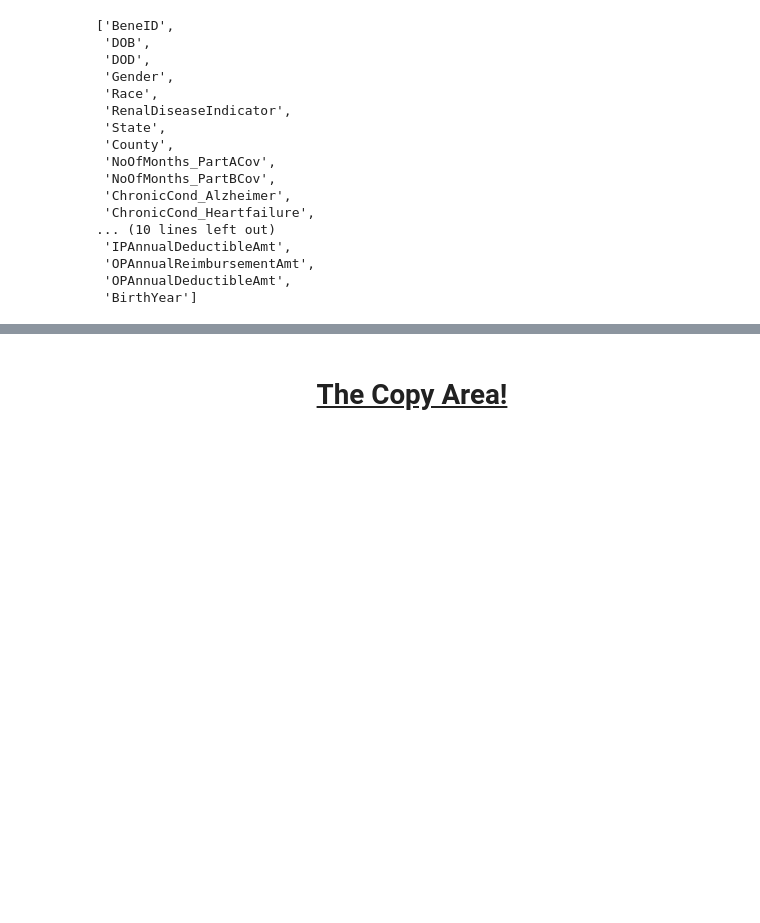
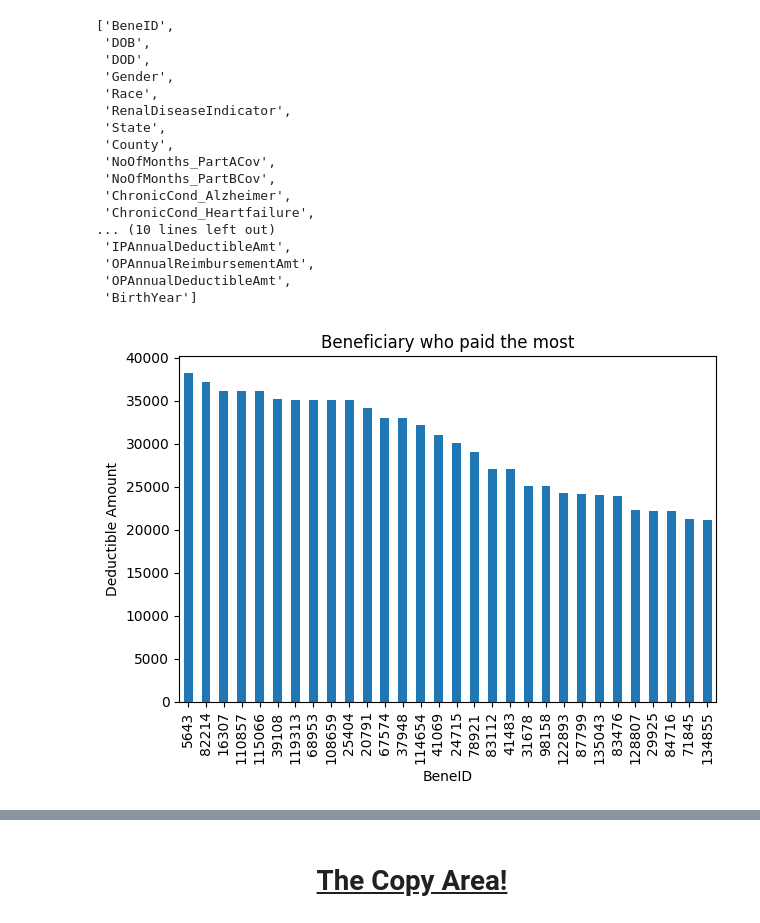
Before and after one commit to ChTomer/MyCapstone, a Jupyter notebook: HealthCareFraudProjectPitch/1beneficiary.ipynb, the cells around one changed output, grey strips where cells are left out. Saved outputs shown, nothing was run; the diff lists cells and outputs as text; code cells hidden in the pictures; blank space fills up the shorter version.

```diff
--- a/HealthCareFraudProjectPitch/1beneficiary.ipynb
+++ b/HealthCareFraudProjectPitch/1beneficiary.ipynb
@@ -604,3 +606,13 @@ df.columns.to_list()
  'OPAnnualReimbursementAmt',
  'OPAnnualDeductibleAmt',
  'BirthYear']
+# %%
+df['IPAnnualDeductibleAmt'].reset_index().sort_values(by='IPAnnualDeductibleAmt', ascending=False).head(30).plot(kind='bar',x='index', legend=False)
+plt.title('Beneficiary who paid the most')
+plt.ylabel('Deductible Amount')
+plt.xlabel('BeneID')
+plt.Figure(figsize=(8,5))
+plt.tight_layout()
+plt.show()
+# %% [output]
+[figure, added]
```
Also changed, not shown: parts of 11 cells of this notebook, 3 other files.
